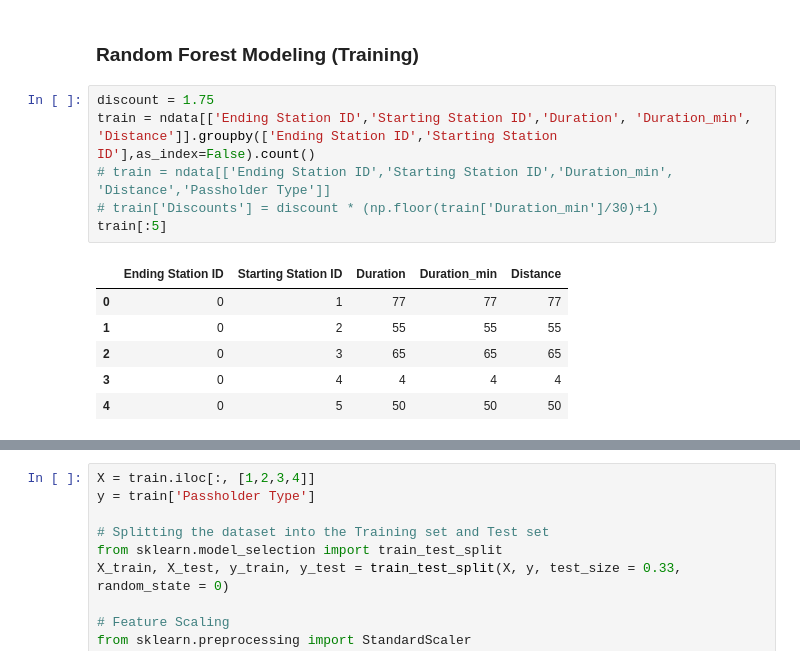
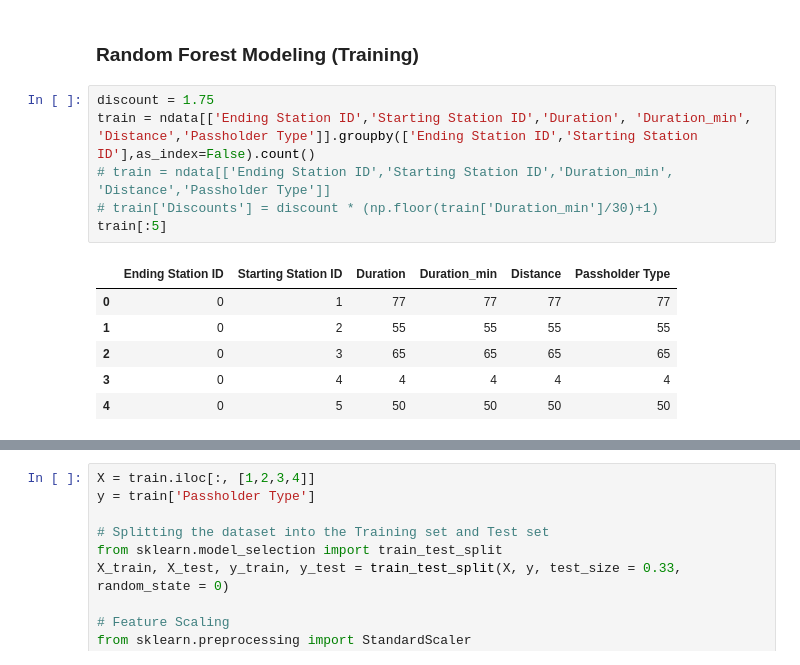
Before and after one commit to yyul10/LA_metro_bike_relocation, a Jupyter notebook: LA_metro_bike-relocation.ipynb, the cells around one changed output, grey strips where cells are left out. Cells and saved outputs as stored; diff of their text form.

```diff
--- a/LA_metro_bike-relocation.ipynb
+++ b/LA_metro_bike-relocation.ipynb
@@ -1374,14 +1374,14 @@ ndata['Price1'] = 1.75 * ndata['Duration_min']/30+0.41 # Price for Passholders
 ### Random Forest Modeling (Training)
 # %%
 discount = 1.75
-train = ndata[['Ending Station ID','Starting Station ID','Duration', 'Duration_min', 'Distance']].groupby(['Ending Station ID','Starting Station ID'],as_index=False).count()
+train = ndata[['Ending Station ID','Starting Station ID','Duration', 'Duration_min', 'Distance','Passholder Type']].groupby(['Ending Station ID','Starting Station ID'],as_index=False).count()
 # train = ndata[['Ending Station ID','Starting Station ID','Duration_min', 'Distance','Passholder Type']]
 # train['Discounts'] = discount * (np.floor(train['Duration_min']/30)+1)
 train[:5]
 # %% [output]
-|  | Ending Station ID | Starting Station ID | Duration | Duration_min | Distance |
-| 0 | 0 | 1 | 77 | 77 | 77 |
-| 1 | 0 | 2 | 55 | 55 | 55 |
-| 2 | 0 | 3 | 65 | 65 | 65 |
-| 3 | 0 | 4 | 4 | 4 | 4 |
-| 4 | 0 | 5 | 50 | 50 | 50 |
+|  | Ending Station ID | Starting Station ID | Duration | Duration_min | Distance | Passholder Type |
+| 0 | 0 | 1 | 77 | 77 | 77 | 77 |
+| 1 | 0 | 2 | 55 | 55 | 55 | 55 |
+| 2 | 0 | 3 | 65 | 65 | 65 | 65 |
+| 3 | 0 | 4 | 4 | 4 | 4 | 4 |
+| 4 | 0 | 5 | 50 | 50 | 50 | 50 |
```
Also changed, not shown: parts of 1 cell of this notebook.
